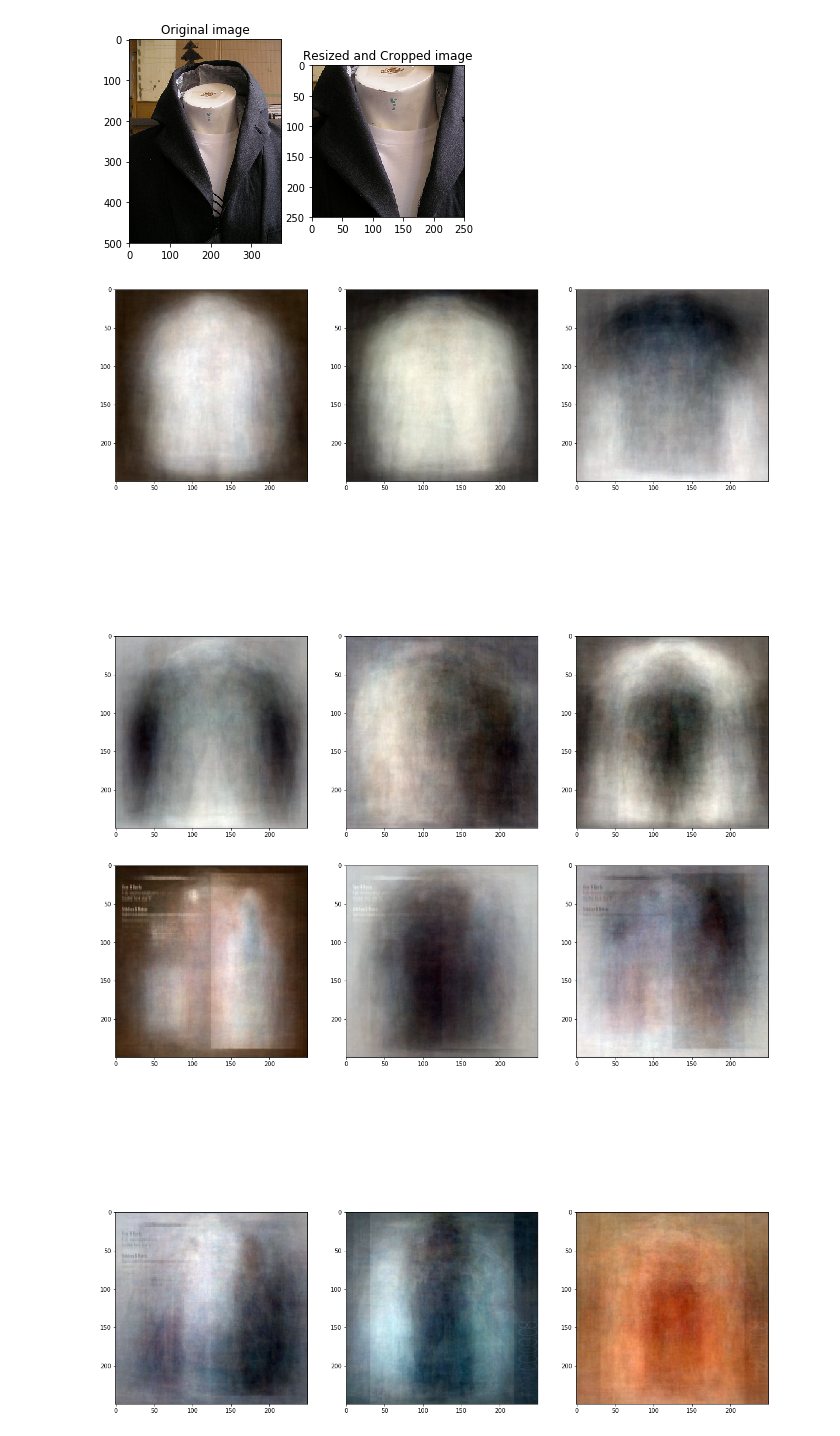
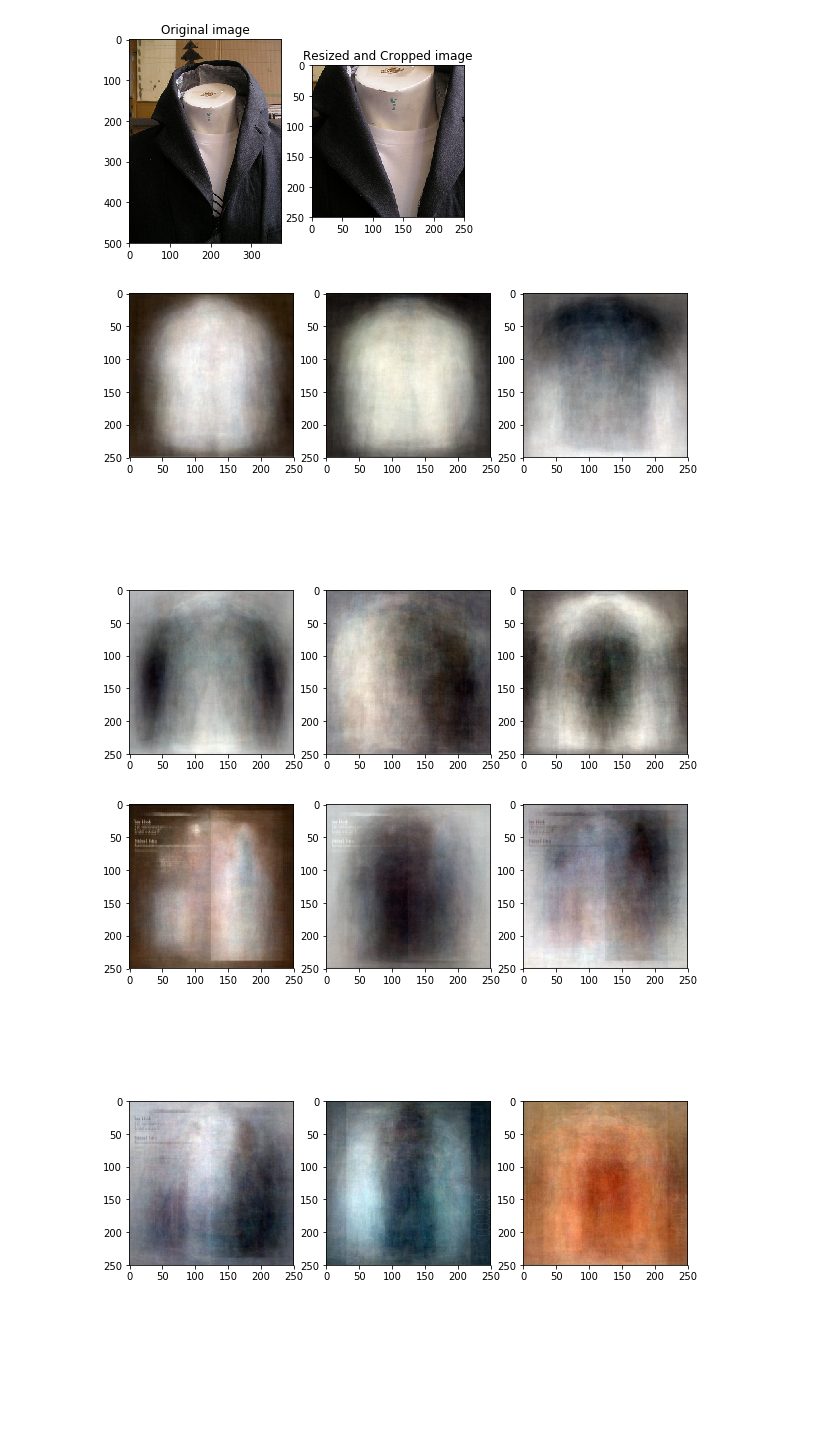
Before and after one commit to hueyning/cs156-ml, a Jupyter notebook: CS156 Session 5.1 - Principal component analysis (PCA)/Principal Component Analysis (PCA).ipynb, the cells around one changed output. Saved outputs shown, nothing was run; the diff lists cells and outputs as text; code cells hidden in the pictures; blank space fills up the shorter version.

```diff
--- a/CS156 Session 5.1 - Principal component analysis (PCA)/Principal Component Analysis (PCA).ipynb
+++ b/CS156 Session 5.1 - Principal component analysis (PCA)/Principal Component Analysis (PCA).ipynb
@@ -119,21 +119,21 @@ women_arr = np.array(women_reshaped)
 # %%
 men_pca = PCA(n_components=6, svd_solver='randomized',whiten=True).fit(men_reshaped)
 women_pca = PCA(n_components=6, svd_solver='randomized',whiten=True).fit(women_reshaped)
 
-plt.figure(figsize=(20,20))
+plt.figure(figsize=(10,10))
 for i in range(6):
     plt.subplot(2,3,i + 1)
     out = image_from_component(men_pca.components_[i,:])
     plt.imshow(out,interpolation='nearest')
 
-plt.figure(figsize=(20,20))
+plt.figure(figsize=(10,10))
 for i in range(6):
     plt.subplot(2,3,i + 1)
     out = image_from_component(women_pca.components_[i,:])
     plt.imshow(out,interpolation='nearest')
 # %% [output]
-[figure, old version]
+[figure, new version]
-[figure, old version]
+[figure, new version]
 # %%
 from sklearn.discriminant_analysis import LinearDiscriminantAnalysis as LDA
 from sklearn.model_selection import train_test_split
```
Also changed, not shown: parts of 2 cells of this notebook, 9 other files.
